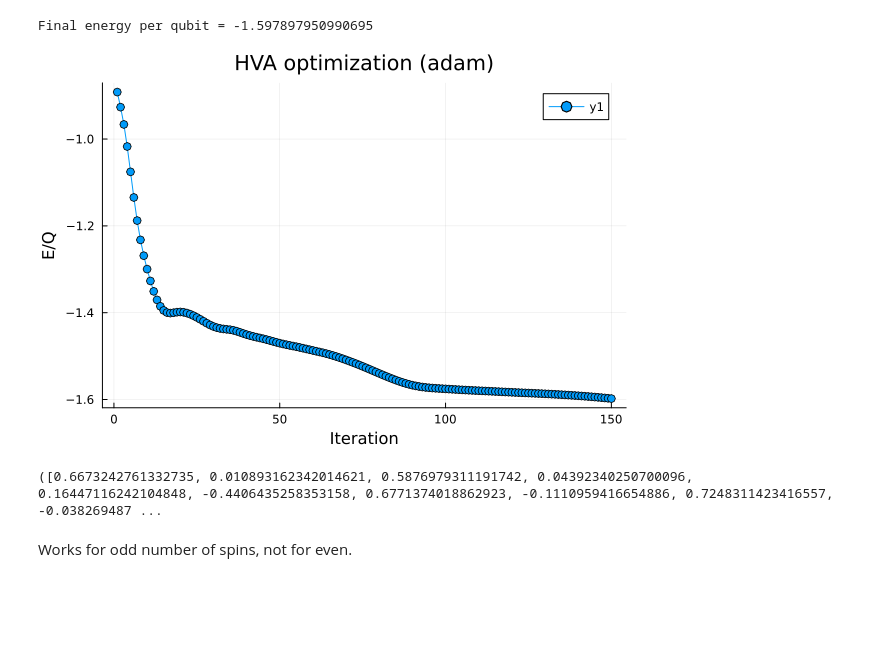
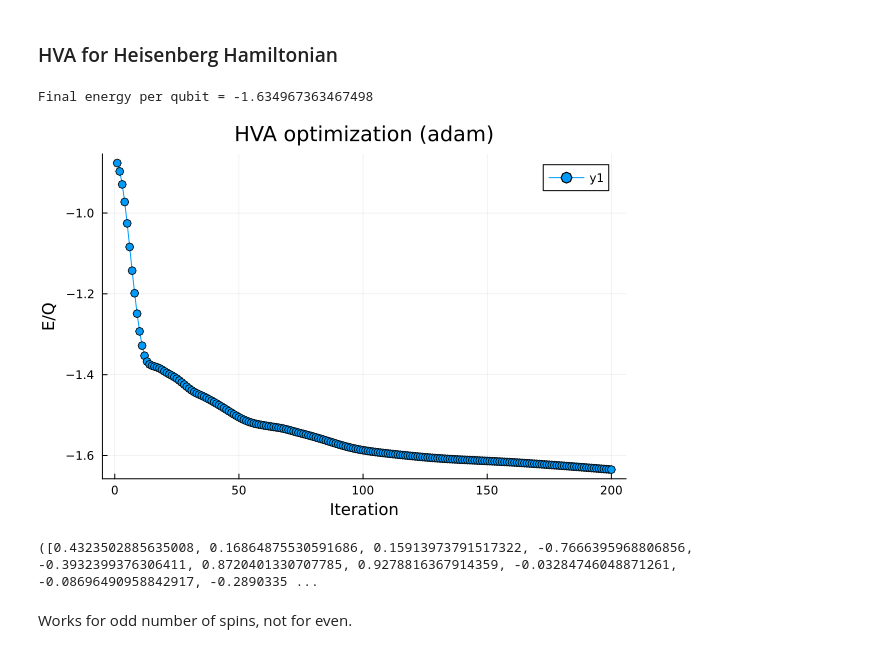
Before and after one commit to JuliaGerecke/PP-VarBenchmarks, a Jupyter notebook: HVA/sandbox_hva.ipynb, the cells around one changed output. Cells and saved outputs as stored; diff of their text form; code cells hidden in the pictures; blank space fills up the shorter version.

```diff
--- a/HVA/sandbox_hva.ipynb
+++ b/HVA/sandbox_hva.ipynb
@@ -1,3 +1,5 @@
+# %% [markdown]
+### HVA for Heisenberg Hamiltonian
 # %%
 using PauliPropagation
 using ReverseDiff
@@ -8,7 +10,7 @@ using NLopt
 using Random
 
 # ──────────────────────────────────────────────────────────────
-# 1. Heisenberg Hamiltonian
+# 1. Heisenberg Hamiltonian (we don't use this, because H is defined again in the loss function)
 # ──────────────────────────────────────────────────────────────
 function heisenberg_1d_obc(nq::Int; topology=nothing)
     if isnothing(topology)
@@ -24,7 +26,7 @@ function heisenberg_1d_obc(nq::Int; topology=nothing)
 end
 
 # ──────────────────────────────────────────────────────────────
-# 2. Néel state overlap (same as student)
+# 2. Néel state overlap
 # ──────────────────────────────────────────────────────────────
 function neel_bits(nq::Int; up_on_odd::Bool=true)
     if up_on_odd
@@ -42,20 +44,16 @@ end
 # ──────────────────────────────────────────────────────────────
 # 3. HVA circuit construction
 # ──────────────────────────────────────────────────────────────
-"""
-    build_HVA_circuit(nq, p)
 
-Constructs a Hamiltonian Variational Ansatz circuit:
-U(θ) = ∏ₗ exp(-i θₗ₁ XX) exp(-i θₗ₂ YY) exp(-i θₗ₃ ZZ)
-"""
-function build_HVA_circuit(nq::Int, p::Int)
-    circuit = Any[]
-    for layer in 1:p
-        for (pauli, _) in zip((:X, :Y, :Z), 1:3)
-            for i in 1:(nq-1)
-                push!(circuit, PauliRotation([pauli, pauli], [i, i + 1]))
-            end
-        end
+function build_HVA_circuit(nq::Int, p::Int; topology=nothing)
+    circuit = Gate[]
+    if topology === nothing
+        topology = bricklayertopology(nq; periodic=false)
+    end
+    for _ in 1:p
+        rxxlayer!(circuit, topology)
+        ryylayer!(circuit, topology)
+        rzzlayer!(circuit, topology)
     end
     return circuit
 end
@@ -133,41 +131,41 @@ end
 # ──────────────────────────────────────────────────────────────
 # 6. Run HVA optimization
 # ──────────────────────────────────────────────────────────────
-function run_HVA(nq::Int=3; p::Int=2, opt::Symbol=:adam, verbose=true, max_freq=Inf, max_weight=Inf)
+function run_HVA(nq::Int=3; p::Int=2, opt::Symbol=:adam, verbose=true, max_freq=Inf, max_weight=Inf, steps=150)
     circuit = build_HVA_circuit(nq, p)
     nparams = length(circuit)
     thetas_init = rand(Uniform(-0.1, 0.1), nparams)
 
     # tie closure for differentiation
     closed_loss = let const_circ = circuit, const_nq = nq, const_max_freq=max_freq, const_max_weight=max_weight
         θ -> HVA_loss(θ, const_circ, const_nq; max_freq=const_max_freq, max_weight=const_max_weight)
     end
 
     if opt == :adam
-        thetas, E = adam_optimizer(thetas_init, closed_loss, nq; steps=150)
+        thetas, E = adam_optimizer(thetas_init, closed_loss, nq; steps=steps)
     elseif opt == :lbfgs
         thetas, E = lbfgs_optimizer(thetas_init, closed_loss, nq)
     else
         error("Unknown optimizer $opt")
     end
 
     if verbose
         println("Final energy per qubit = $(E[end])")
         plot(E, marker=:o, xlabel="Iteration", ylabel="E/Q", title="HVA optimization ($opt)")
         display(current())
     end
     return thetas, E
 end
 
 # ──────────────────────────────────────────────────────────────
 # 7. Example run
 # ──────────────────────────────────────────────────────────────
 nq = 7
 p = 5
-thetas, E = run_HVA(nq; p=p, opt=:adam, verbose=true, max_freq=20, max_weight = 5)
+thetas, E = run_HVA(nq; p=p, opt=:adam, verbose=true, max_freq=20, max_weight = 10, steps=200)
 # %% [output]
-Final energy per qubit = -1.597897950990695
+Final energy per qubit = -1.634967363467498
-[figure, old version]
+[figure, new version]
-([0.6673242761332735, 0.010893162342014621, 0.5876979311191742, 0.04392340250700096, 0.16447116242104848, -0.4406435258353158, 0.6771374018862923, -0.1110959416654886, 0.7248311423416557, -0.038269487 ...
+([0.4323502885635008, 0.16864875530591686, 0.15913973791517322, -0.7666395968806856, -0.3932399376306411, 0.8720401330707785, 0.9278816367914359, -0.03284746048871261, -0.08696490958842917, -0.2890335 ...
 # %% [markdown]
 Works for odd number of spins, not for even.
```
Also changed, not shown: 3 other files.
